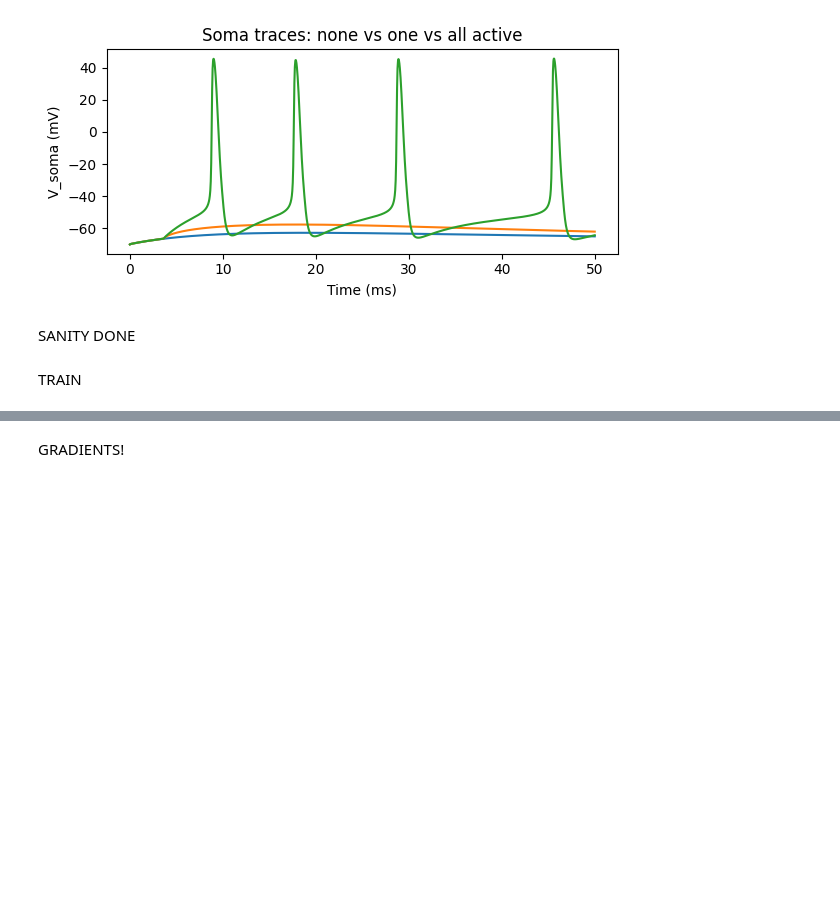
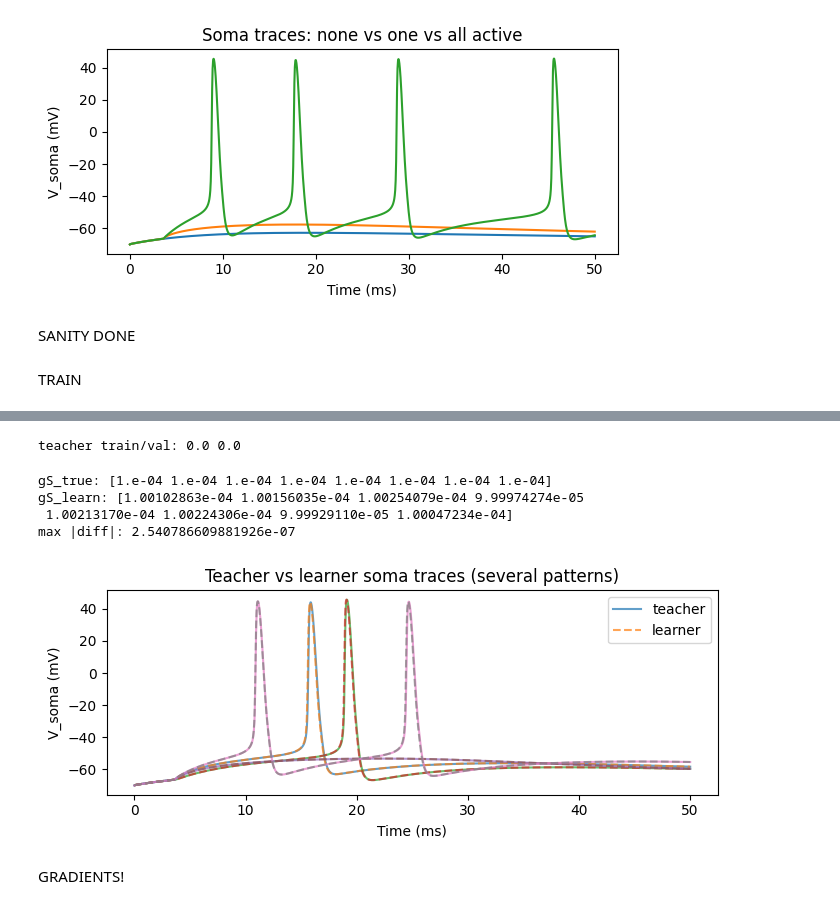
Before and after one commit to itzelts/jaxneuro, a Jupyter notebook: notebooks/multicomp_jaxley copy.ipynb, the cells around one changed output, grey strips where cells are left out. Cells and saved outputs as stored; diff of their text form; code cells hidden in the pictures; blank space fills up the shorter version.

```diff
--- a/notebooks/multicomp_jaxley copy.ipynb
+++ b/notebooks/multicomp_jaxley copy.ipynb
@@ -458,0 +491,25 @@ max |difference| between trace 0 and 1: 105.9139957340926
+# %%
+traces_batch = np.asarray(traces)   # make sure it's a NumPy array
+n, T = traces_batch.shape
+
+max_diffs = np.zeros((n, n))
+
+for i in range(n):
+    for j in range(n):
+        diff_ij = np.max(np.abs(traces_batch[i] - traces_batch[j]))
+        max_diffs[i, j] = float(diff_ij)
+
+print("pairwise max |difference|:")
+print(max_diffs)
+
+# Ignore self-comparisons
+for i in range(n):
+    max_diffs[i, i] = np.inf
+
+# Find the closest pair
+flat_idx = np.argmin(max_diffs)
+i_min, j_min = divmod(flat_idx, n)
+
+print(f"closest pair in this batch: {i_min} and {j_min}")
+print(f"pattern indices in original array: {195 + i_min} and {195 + j_min}")
+print(f"min max-diff: {max_diffs[i_min, j_min]:.6g}")
@@ -502,7 +607,7 @@ SANITY DONE
 TRAIN
 # %%
 key_learn = jax.random.PRNGKey(1)
-noise_scale = 0.67
+noise_scale = 0.5
 
 def add_noise_to_opt_params(opt_params, key, scale):
     leaves, treedef = jax.tree_util.tree_flatten(opt_params)
@@ -536,8 +641,8 @@ learning_rate = 1e-2
 optimizer = optax.adam(learning_rate)
 opt_state = optimizer.init(opt_params_learn)
 
-num_steps = 300
-print_every = 20
+num_steps = 500
+print_every = 25
 
 for step in range(num_steps + 1):
     train_loss, grads = grad_fn(opt_params_learn, patterns_train, targets_train)
@@ -568,29 +674,50 @@ step  300 | train_loss=2.6442e+02 | val_loss=3.1931e+02
+# %%
+train_loss_true = loss_fn(opt_params_true, patterns_train, targets_train)
+val_loss_true   = loss_fn(opt_params_true, patterns_val, targets_val)
+print("teacher train/val:", float(train_loss_true), float(val_loss_true))
+# %% [output]
+teacher train/val: 0.0 0.0
+# %%
+params_learn_phys = transform.forward(opt_params_learn)
+gS_true  = params_true[0]["IonotropicSynapse_gS"]
+gS_learn = params_learn_phys[0]["IonotropicSynapse_gS"]
+
+print("gS_true:",  gS_true)
+print("gS_learn:", gS_learn)
+print("max |diff|:", float(jnp.max(jnp.abs(gS_true - gS_learn))))
+# %% [output]
+gS_true: [1.e-04 1.e-04 1.e-04 1.e-04 1.e-04 1.e-04 1.e-04 1.e-04]
+gS_learn: [1.00102863e-04 1.00156035e-04 1.00254079e-04 9.99974274e-05
+ 1.00213170e-04 1.00224306e-04 9.99929110e-05 1.00047234e-04]
+max |diff|: 2.540786609881926e-07
 # %%
 idxs = np.array([0, 1, 2, 3])  # any 4 indices < patterns_val.shape[0]
 
-patterns_ex = patterns_val[idxs]       # (4, n_pre)
-targets_ex  = targets_val[idxs]        # (4, T)
+patterns_ex = patterns_train[idxs]       # (4, n_pre)
+targets_ex  = targets_train[idxs]        # (4, T)
 
 
 params_learn = transform.forward(opt_params_learn)
 
 
 preds_ex = batched_simulate(params_learn, patterns_ex)   # (4, T)
 
 T_ex = preds_ex.shape[1]
 time_vec = np.arange(T_ex) * dt
 
 plt.figure(figsize=(7, 3))
 for i in range(len(idxs)):
     plt.plot(time_vec, targets_ex[i],       alpha=0.7, label="teacher" if i == 0 else None)
     plt.plot(time_vec, preds_ex[i], "--",   alpha=0.7, label="learner" if i == 0 else None)
 
 plt.xlabel("Time (ms)")
 plt.ylabel("V_soma (mV)")
 plt.title("Teacher vs learner soma traces (several patterns)")
 plt.legend()
 plt.tight_layout()
 plt.show()
+# %% [output]
+[figure, added]
 # %% [markdown]
 GRADIENTS!
 # %%
```
Also changed, not shown: parts of 44 cells of this notebook.
